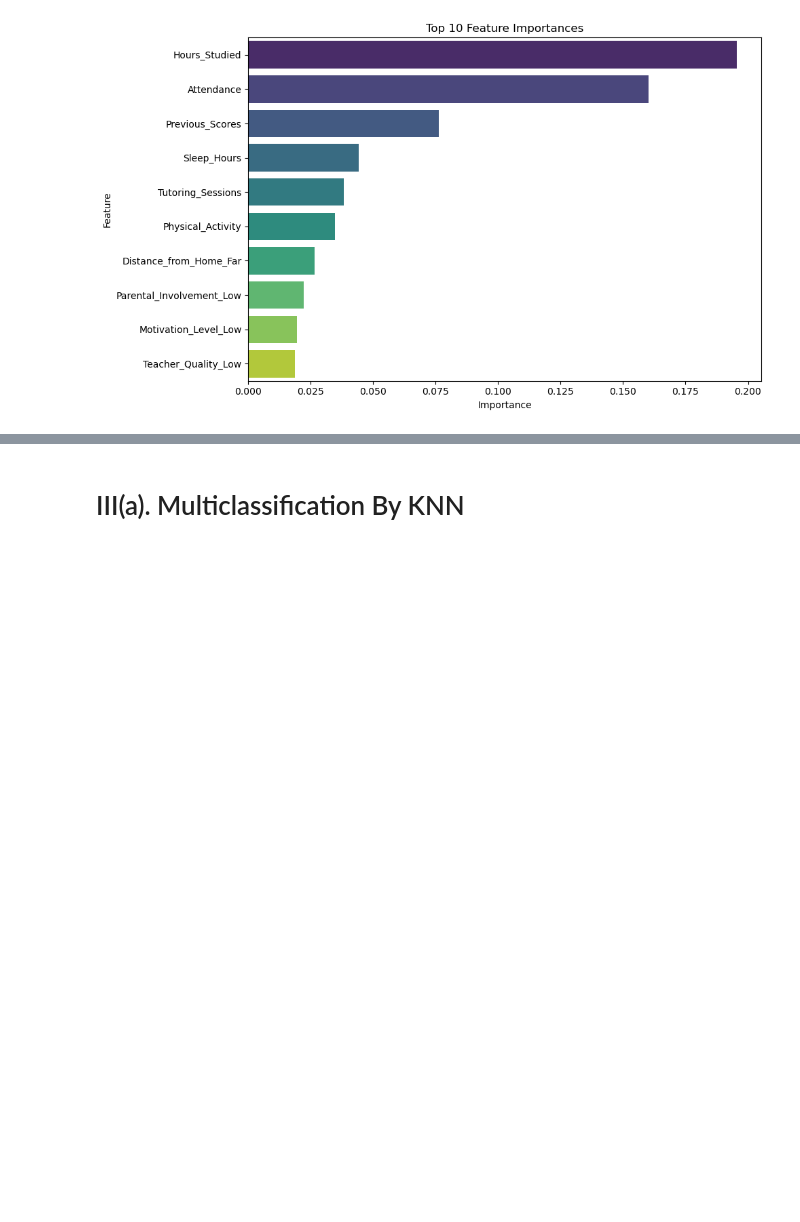
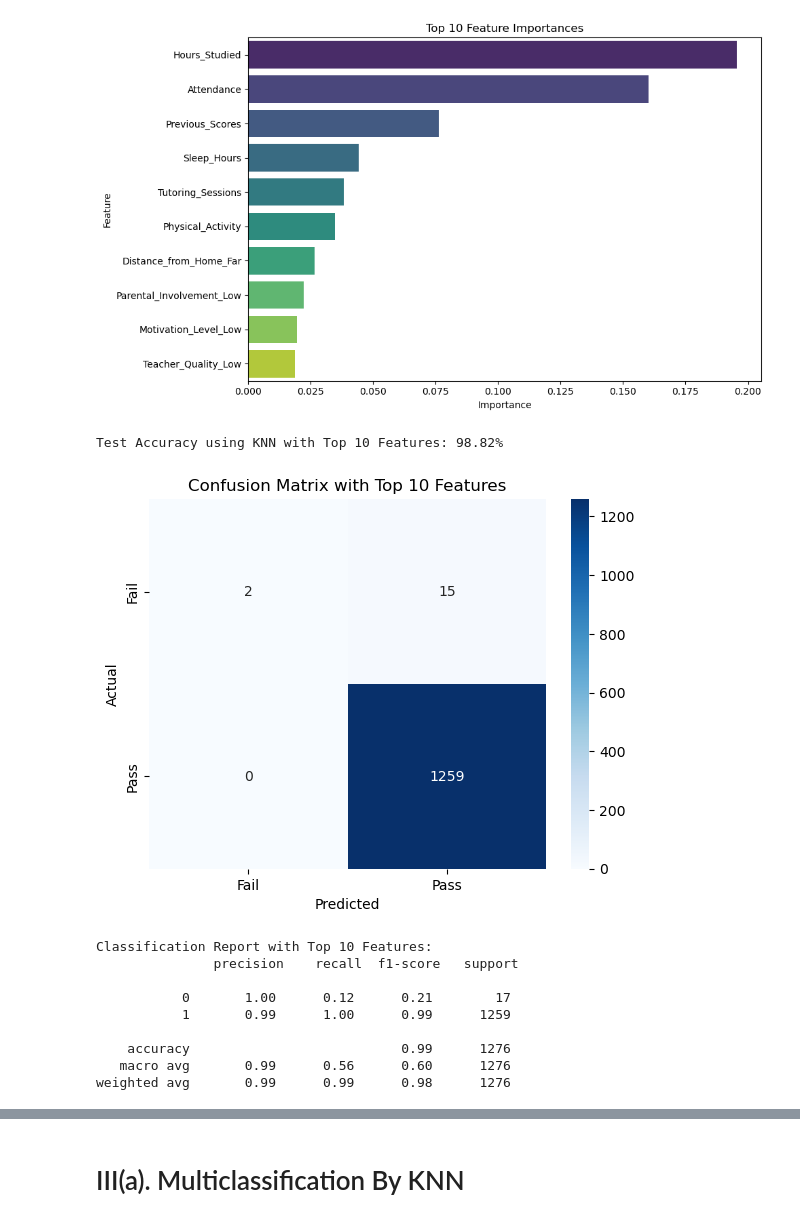
Before and after one commit to bharatpatel1978/de-675-ml-project, a Jupyter notebook: student_performance_V1.ipynb, the cells around one changed output, grey strips where cells are left out. Cells and saved outputs as stored; diff of their text form; code cells hidden in the pictures; blank space fills up the shorter version.

```diff
--- a/student_performance_V1.ipynb
+++ b/student_performance_V1.ipynb
@@ -263,7 +276,7 @@ importance_df = pd.DataFrame({
 }).sort_values(by='Importance', ascending=False)
 
 # Display the top features
-top_features = importance_df.head(10)
+top_features = importance_df.head(10).sort_values(by='Importance', ascending=False)
 print("Top 10 Features Based on Importance:\n", top_features)
 # Plot feature importances
 plt.figure(figsize=(10, 6))
@@ -287,3 +300,46 @@ Top 10 Features Based on Importance:
 17      Motivation_Level_Low    0.019459
 25       Teacher_Quality_Low    0.018544
 [figure]
+# %%
+# Train KNN Model with Top Features
+# Select the top 10 features for training
+selected_features = top_features['Feature'].unique().tolist()
+
+# Subset the dataset
+
+X_train_top = X_train[selected_features]
+X_test_top = X_test[selected_features]
+
+# Train KNN with the top 10 features - Evaluated cross-validation score with selected dataset and found that best k changed from 4 to 3.
+#Keeping this to 6
+knn_top_features = KNeighborsClassifier(n_neighbors=3)
+knn_top_features.fit(X_train_top, y_train)
+
+# Evaluate the model
+test_accuracy_top = knn_top_features.score(X_test_top, y_test)
+print(f"Test Accuracy using KNN with Top 10 Features: {test_accuracy_top * 100:.2f}%")
+
+# Confusion Matrix
+y_pred_top = knn_top_features.predict(X_test_top)
+conf_matrix_top = confusion_matrix(y_test, y_pred_top)
+
+sns.heatmap(conf_matrix_top, annot=True, fmt='d', cmap='Blues', xticklabels=['Fail', 'Pass'], yticklabels=['Fail', 'Pass'])
+plt.title('Confusion Matrix with Top 10 Features')
+plt.xlabel('Predicted')
+plt.ylabel('Actual')
+plt.show()
+
+# Classification Report
+print("Classification Report with Top 10 Features:\n", classification_report(y_test, y_pred_top))
+# %% [output]
+Test Accuracy using KNN with Top 10 Features: 98.82%
+[figure, added]
+Classification Report with Top 10 Features:
+               precision    recall  f1-score   support
+
+           0       1.00      0.12      0.21        17
+           1       0.99      1.00      0.99      1259
+
+    accuracy                           0.99      1276
+   macro avg       0.99      0.56      0.60      1276
+weighted avg       0.99      0.99      0.98      1276
```
Also changed, not shown: parts of 12 cells of this notebook.
